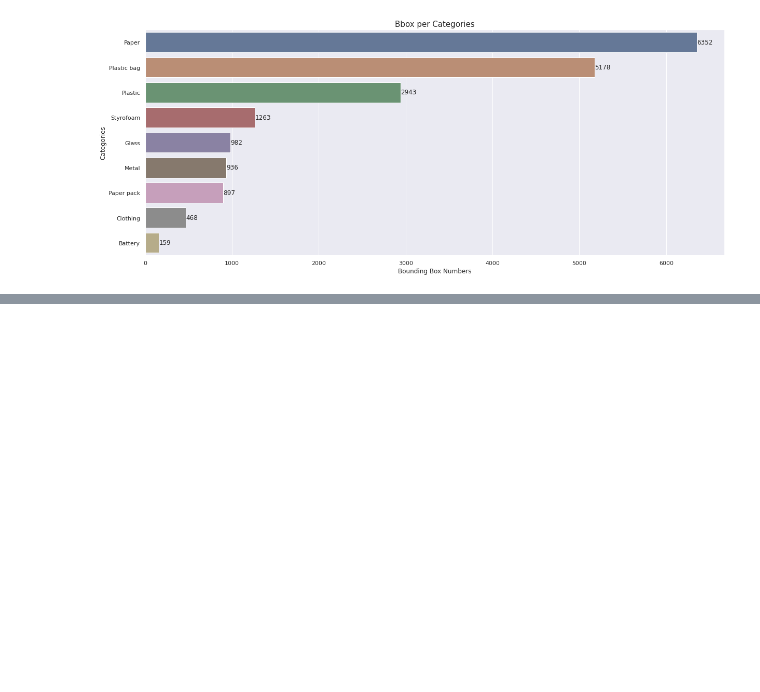
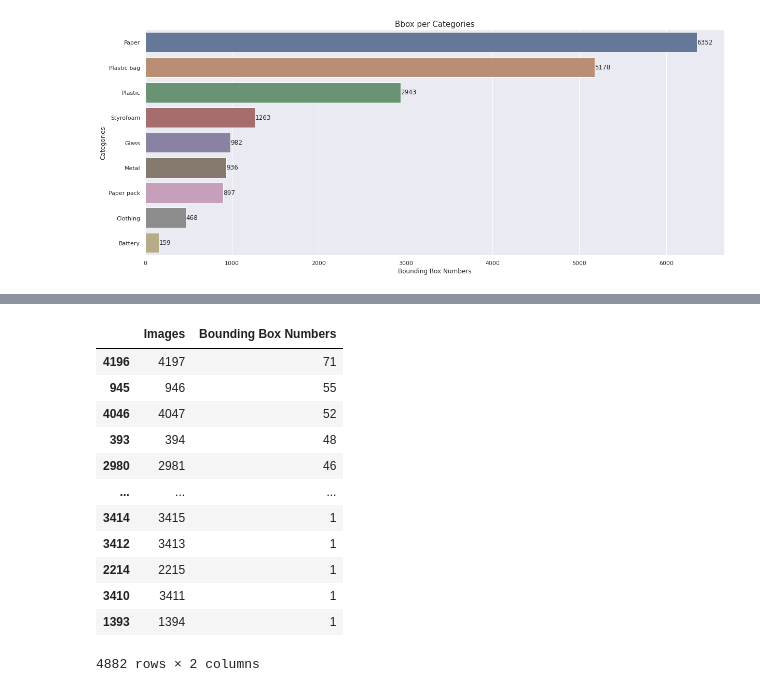
Before and after one commit to boostcampaitech3/level2-object-detection-level2-cv-18, a Jupyter notebook: EDA.ipynb, the cells around one changed output, grey strips where cells are left out. Cells and saved outputs as stored; diff of their text form; code cells hidden in the pictures; blank space fills up the shorter version.

```diff
--- a/EDA.ipynb
+++ b/EDA.ipynb
@@ -29,6 +29,14 @@ for cat in categories:
     categories_names.append(cat['name'])
 
 print(categories_names)
+
+image_nums = []
+
+for index in images:
+    image_nums.append(index['id'])
+
+print(len(image_nums))
+
 coco = COCO(train_json_dir)
 # %% [output]
 ['General trash', 'Paper', 'Paper pack', 'Metal', 'Glass', 'Plastic', 'Styrofoam', 'Plastic bag', 'Battery', 'Clothing']
@@ -94,0 +105,27 @@ print(length,total)
+# %%
+box = np.zeros(len(image_nums),dtype=int)
+
+for annotation in annotations:
+    box[annotation['image_id']] += 1
+
+image_df = pd.DataFrame({'Images': image_nums[1:],\
+                   'Bounding Box Numbers': box[1:]})
+
+
+image_df = image_df.sort_values(by='Bounding Box Numbers',axis = 0, ascending=False)
+
+image_df
+# %% [output]
+|  | Images | Bounding Box Numbers |
+| 4196 | 4197 | 71 |
+| 945 | 946 | 55 |
+| 4046 | 4047 | 52 |
+| 393 | 394 | 48 |
+| 2980 | 2981 | 46 |
+| ... | ... | ... |
+| 3414 | 3415 | 1 |
+| 3412 | 3413 | 1 |
+| 2214 | 2215 | 1 |
+| 3410 | 3411 | 1 |
+| 1393 | 1394 | 1 |
+4882 rows × 2 columns
```
Also changed, not shown: parts of 5 cells of this notebook, 1 other file.
